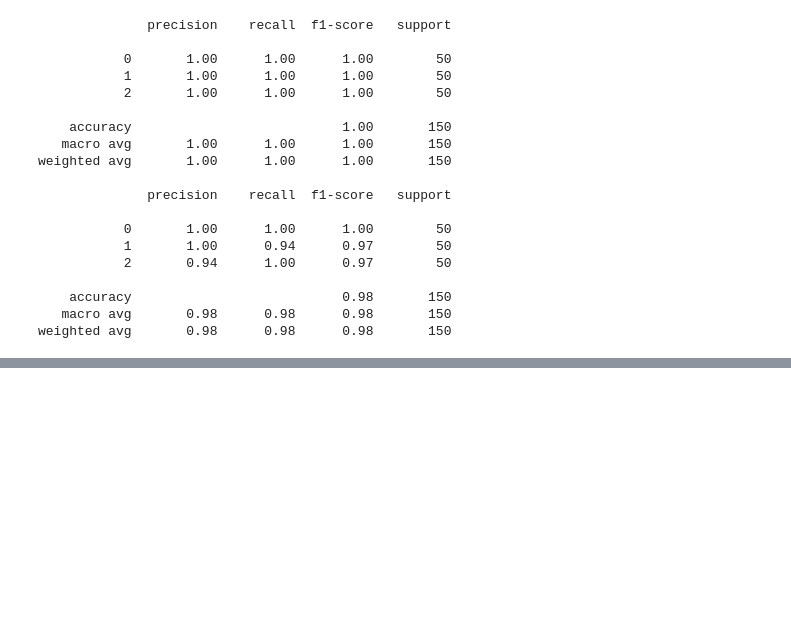
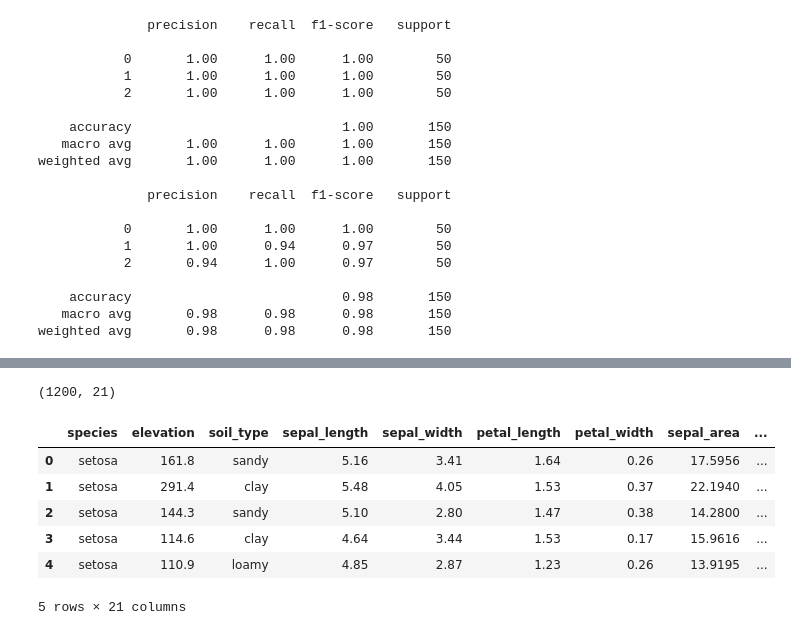
Before and after one commit to KanishkThamman/Iris_AI_model_multiclass, a Jupyter notebook: Iris_Species.ipynb, the cells around one changed output, grey strips where cells are left out. Saved outputs shown, nothing was run; the diff lists cells and outputs as text; code cells hidden in the pictures; blank space fills up the shorter version.

```diff
--- a/Iris_Species.ipynb
+++ b/Iris_Species.ipynb
@@ -227,0 +313,17 @@ weighted avg       0.98      0.98      0.98       150
+# %%
+df_big_big = pd.read_csv('iris_extended.csv')
+# %%
+# lets see the shape of the data
+df_big_big.shape
+# %% [output]
+(1200, 21)
+# %%
+df_big_big.head()
+# %% [output]
+|  | species | elevation | soil_type | sepal_length | sepal_width | petal_length | petal_width | sepal_area | ... |
+| 0 | setosa | 161.8 | sandy | 5.16 | 3.41 | 1.64 | 0.26 | 17.5956 | ... |
+| 1 | setosa | 291.4 | clay | 5.48 | 4.05 | 1.53 | 0.37 | 22.1940 | ... |
+| 2 | setosa | 144.3 | sandy | 5.10 | 2.80 | 1.47 | 0.38 | 14.2800 | ... |
+| 3 | setosa | 114.6 | clay | 4.64 | 3.44 | 1.53 | 0.17 | 15.9616 | ... |
+| 4 | setosa | 110.9 | loamy | 4.85 | 2.87 | 1.23 | 0.26 | 13.9195 | ... |
+5 rows × 21 columns
```
Also changed, not shown: parts of 18 cells of this notebook.
